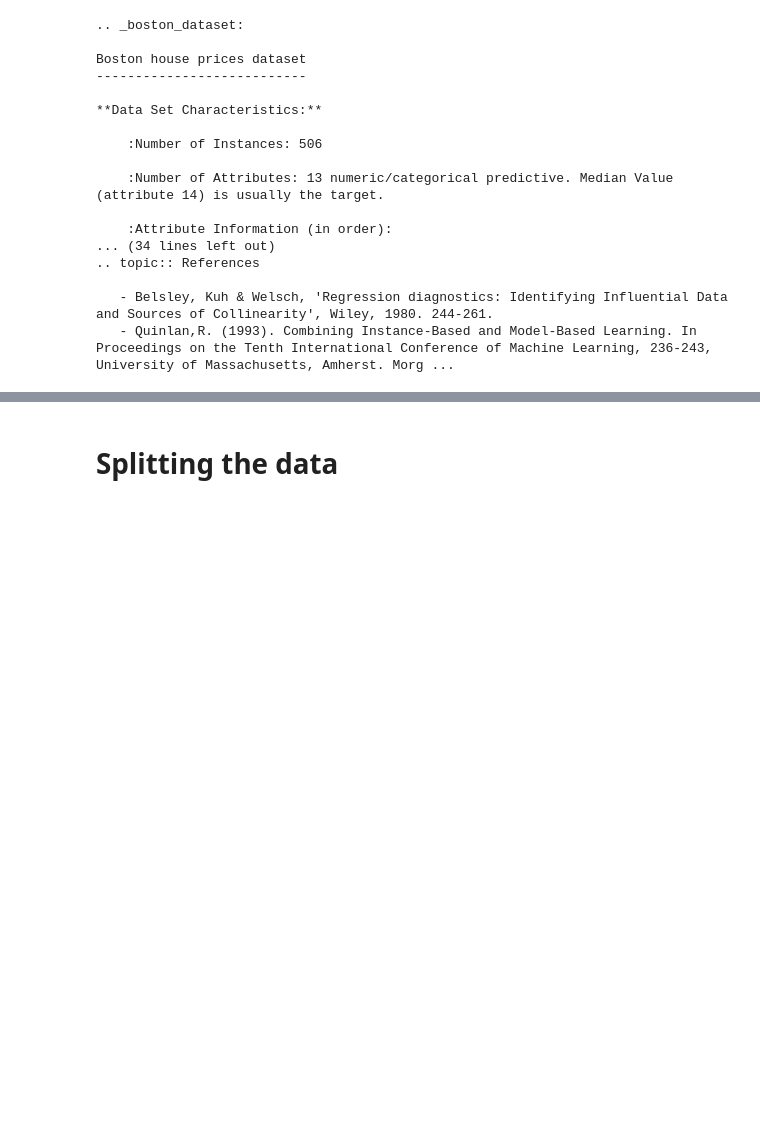
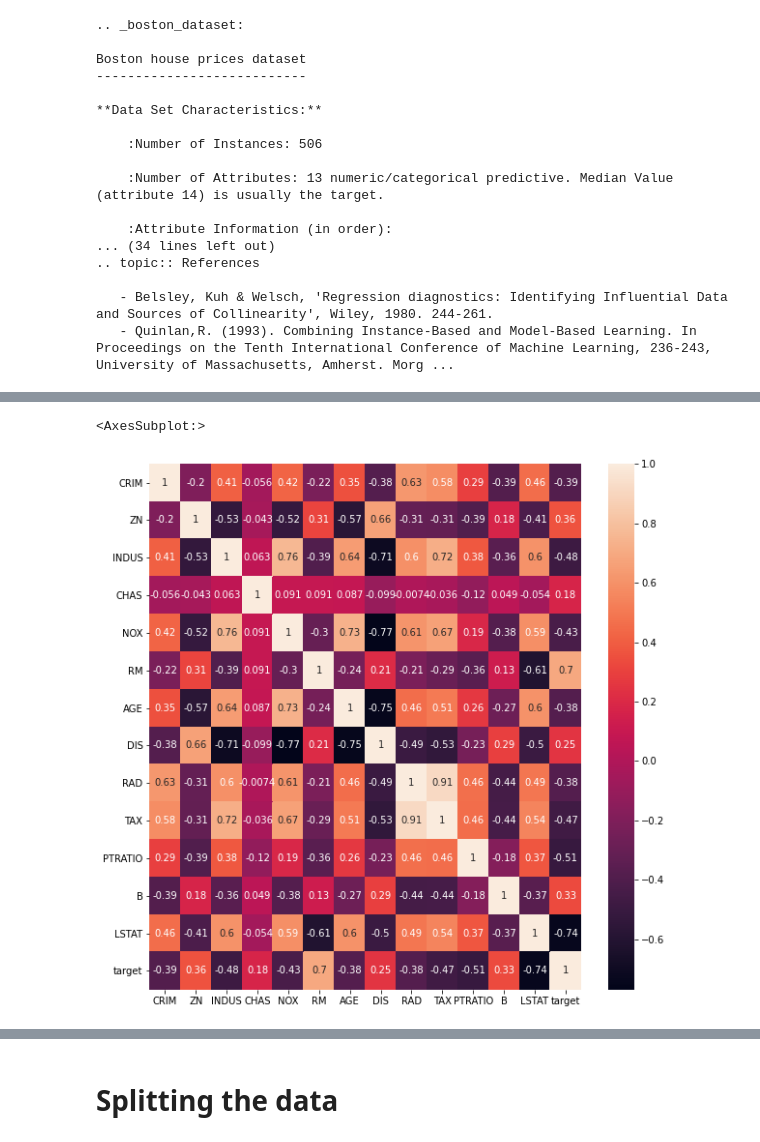
Before and after one commit to ronithraj85/Self_taught-Projects, a Jupyter notebook: Multiple Linear Regression/ML Regression.ipynb, the cells around one changed output, grey strips where cells are left out. Saved outputs shown, nothing was run; the diff lists cells and outputs as text; code cells hidden in the pictures; blank space fills up the shorter version.

```diff
--- a/Multiple Linear Regression/ML Regression.ipynb
+++ b/Multiple Linear Regression/ML Regression.ipynb
@@ -31,7 +31,8 @@ Boston house prices dataset
    - Belsley, Kuh & Welsch, 'Regression diagnostics: Identifying Influential Data and Sources of Collinearity', Wiley, 1980. 244-261.
    - Quinlan,R. (1993). Combining Instance-Based and Model-Based Learning. In Proceedings on the Tenth International Conference of Machine Learning, 236-243, University of Massachusetts, Amherst. Morg ...
 # %%
-df = pd.DataFrame(boston_df.data, columns = boston_df.feature_names)
+df = pd.DataFrame(np.c_[boston_df['data'], boston_df['target']],
+                  columns= np.append(boston_df['feature_names'], ['target']))
 # %%
 df.columns
 # %% [output]
@@ -56,0 +103,4 @@ df.describe()
+# %%
+fig, ax = plt.subplots(figsize=(10,10))
+sns.heatmap(df.corr(), annot = True,fmt = '.2g')
+# %% [output]
@@ -56,0 +108,2 @@ df.describe()
+<AxesSubplot:>
+[figure, added]
```
Also changed, not shown: parts of 68 cells of this notebook.
